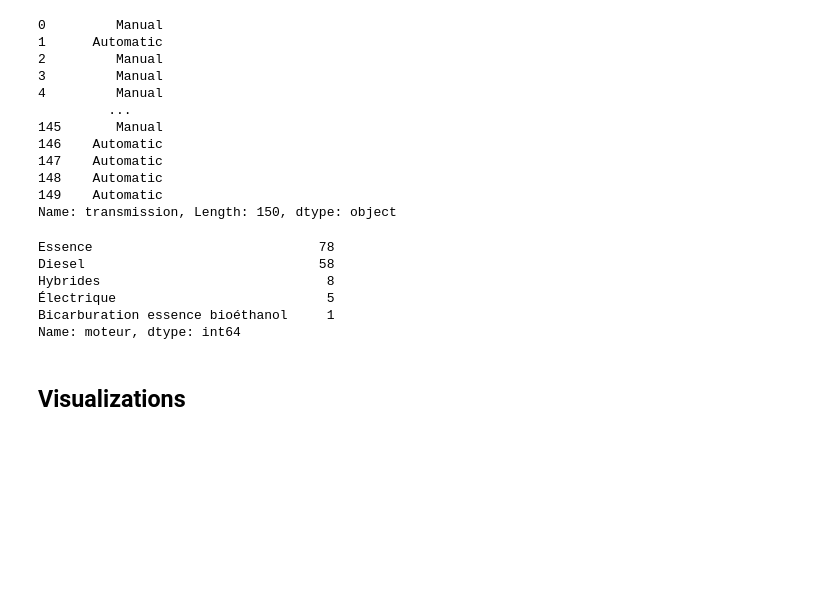
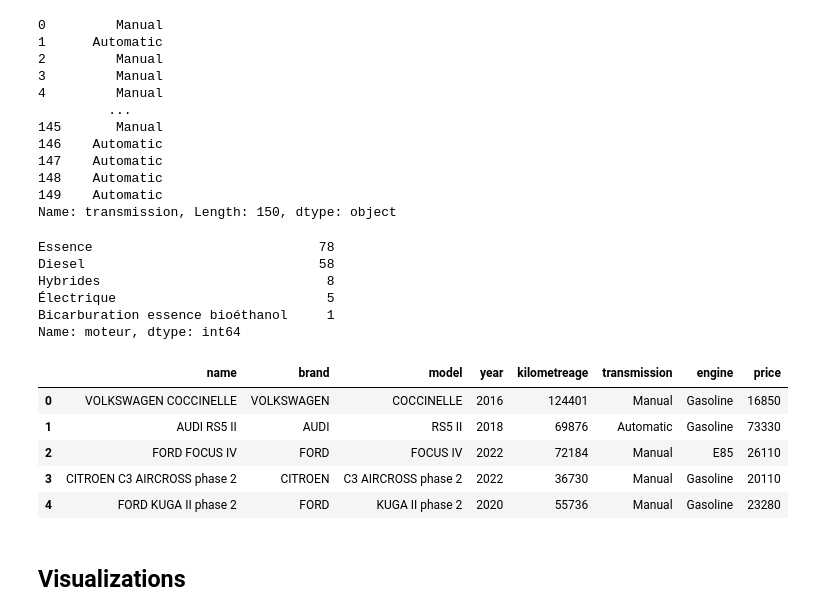
Before and after one commit to HoussemWonders/scraping-and-analysis-used-cars-data, a Jupyter notebook: cleaning and exploration.ipynb, the cells around one changed output. Saved outputs shown, nothing was run; the diff lists cells and outputs as text; code cells hidden in the pictures; blank space fills up the shorter version.

```diff
--- a/cleaning and exploration.ipynb
+++ b/cleaning and exploration.ipynb
@@ -137,3 +137,12 @@ df.rename(columns = {'moteur':'engine'}, inplace = True)
+# %%
+df.head()
+# %% [output]
+|  | name | brand | model | year | kilometreage | transmission | engine | price |
+| 0 | VOLKSWAGEN COCCINELLE | VOLKSWAGEN | COCCINELLE | 2016 | 124401 | Manual | Gasoline | 16850 |
+| 1 | AUDI RS5 II | AUDI | RS5 II | 2018 | 69876 | Automatic | Gasoline | 73330 |
+| 2 | FORD FOCUS IV | FORD | FOCUS IV | 2022 | 72184 | Manual | E85 | 26110 |
+| 3 | CITROEN C3 AIRCROSS phase 2 | CITROEN | C3 AIRCROSS phase 2 | 2022 | 36730 | Manual | Gasoline | 20110 |
+| 4 | FORD KUGA II phase 2 | FORD | KUGA II phase 2 | 2020 | 55736 | Manual | Gasoline | 23280 |
 # %% [markdown]
 ## Visualizations
 # %% [markdown]
```
Also changed, not shown: parts of 2 cells of this notebook.
